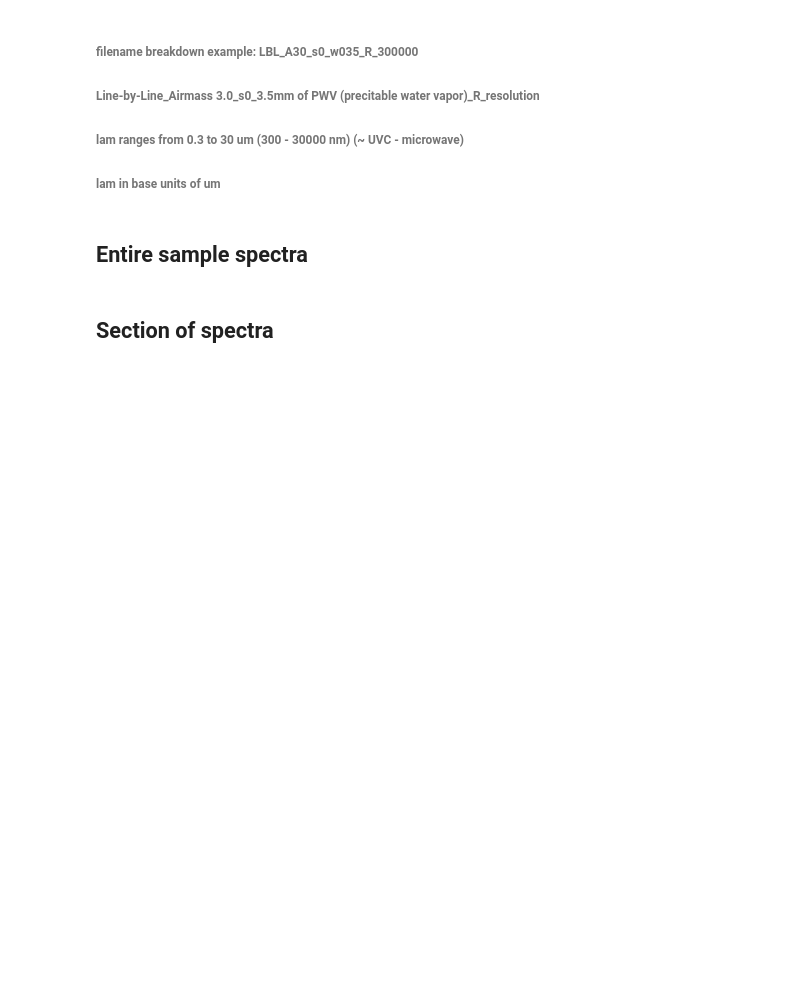
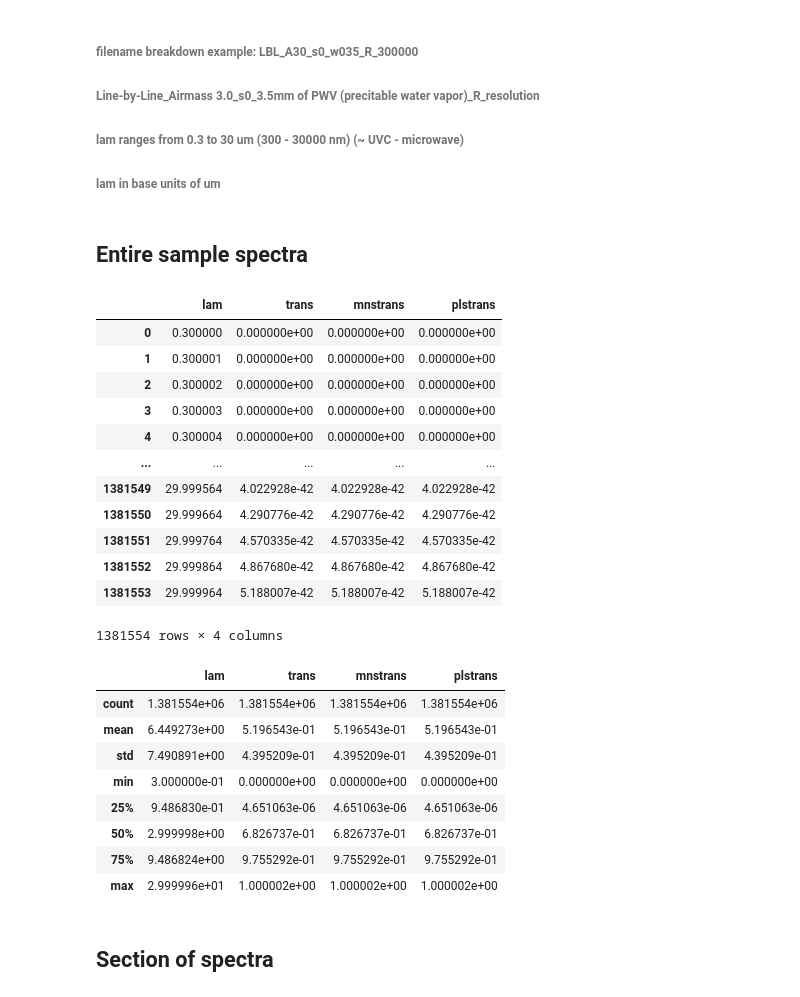
Before and after one commit to icweaver/telluric_windows, a Jupyter notebook: telluric.ipynb, the cells around one changed output. Drawn from its saved outputs; the diff is of its cells as text; code cells hidden in the pictures; blank space fills up the shorter version.

```diff
--- a/telluric.ipynb
+++ b/telluric.ipynb
@@ -38,3 +30,32 @@ trans = hdu_data['trans']
+# %%
+# `to_pandas` avoids "endianness" bug `DataFrame(data)` would hit
+# https://github.com/astropy/astropy/issues/1156
+df_all = Table(data).to_pandas()
+display(df_all)
+display(df_all.describe())
+# %% [output]
+|  | lam | trans | mnstrans | plstrans |
+| 0 | 0.300000 | 0.000000e+00 | 0.000000e+00 | 0.000000e+00 |
+| 1 | 0.300001 | 0.000000e+00 | 0.000000e+00 | 0.000000e+00 |
+| 2 | 0.300002 | 0.000000e+00 | 0.000000e+00 | 0.000000e+00 |
+| 3 | 0.300003 | 0.000000e+00 | 0.000000e+00 | 0.000000e+00 |
+| 4 | 0.300004 | 0.000000e+00 | 0.000000e+00 | 0.000000e+00 |
+| ... | ... | ... | ... | ... |
+| 1381549 | 29.999564 | 4.022928e-42 | 4.022928e-42 | 4.022928e-42 |
+| 1381550 | 29.999664 | 4.290776e-42 | 4.290776e-42 | 4.290776e-42 |
+| 1381551 | 29.999764 | 4.570335e-42 | 4.570335e-42 | 4.570335e-42 |
+| 1381552 | 29.999864 | 4.867680e-42 | 4.867680e-42 | 4.867680e-42 |
+| 1381553 | 29.999964 | 5.188007e-42 | 5.188007e-42 | 5.188007e-42 |
+1381554 rows × 4 columns
+|  | lam | trans | mnstrans | plstrans |
+| count | 1.381554e+06 | 1.381554e+06 | 1.381554e+06 | 1.381554e+06 |
+| mean | 6.449273e+00 | 5.196543e-01 | 5.196543e-01 | 5.196543e-01 |
+| std | 7.490891e+00 | 4.395209e-01 | 4.395209e-01 | 4.395209e-01 |
+| min | 3.000000e-01 | 0.000000e+00 | 0.000000e+00 | 0.000000e+00 |
+| 25% | 9.486830e-01 | 4.651063e-06 | 4.651063e-06 | 4.651063e-06 |
+| 50% | 2.999998e+00 | 6.826737e-01 | 6.826737e-01 | 6.826737e-01 |
+| 75% | 9.486824e+00 | 9.755292e-01 | 9.755292e-01 | 9.755292e-01 |
+| max | 2.999996e+01 | 1.000002e+00 | 1.000002e+00 | 1.000002e+00 |
 # %% [markdown]
 ## Section of spectra
 # %% [markdown]
```
Also changed, not shown: parts of 13 cells of this notebook, 1 other file.
